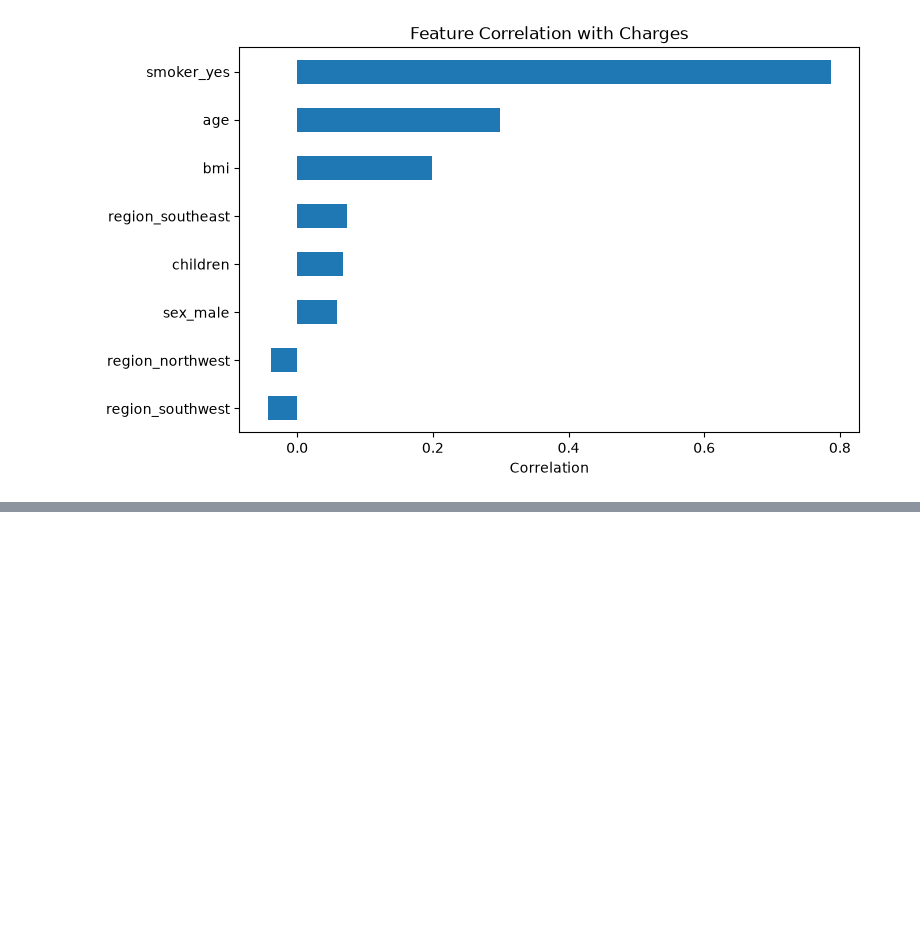
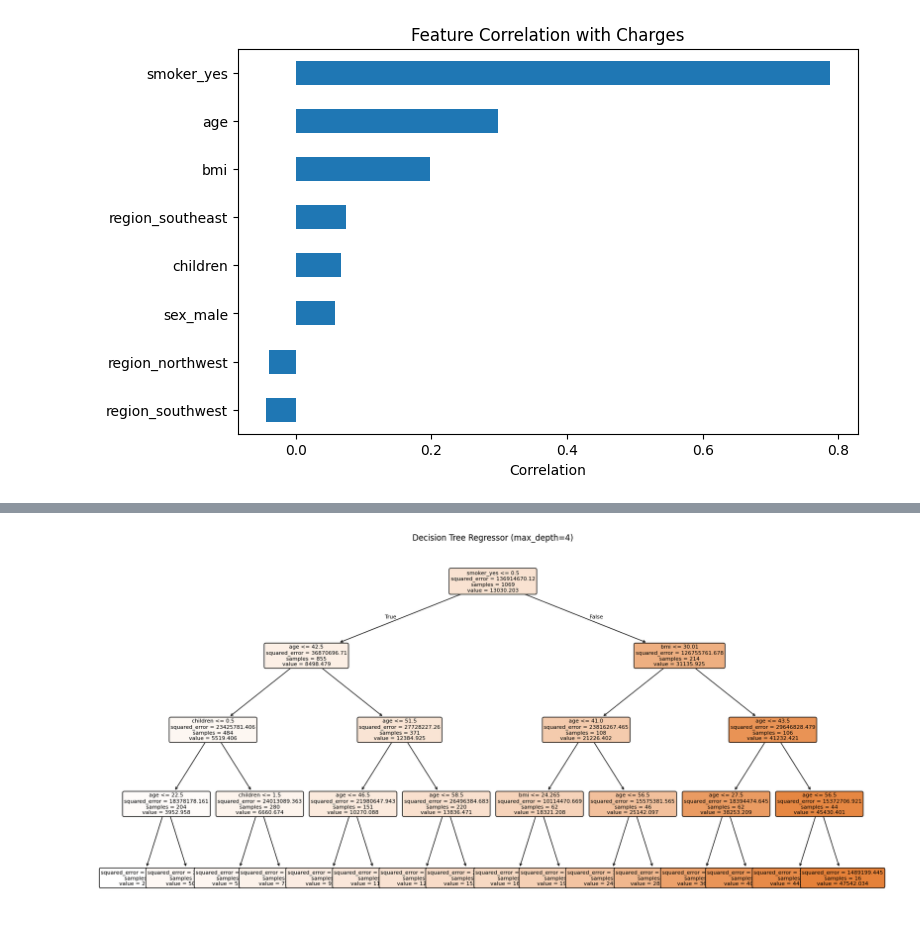
Before and after one commit to XAIZ096/EECE5644-Minin-Project-02, a Jupyter notebook: MiniProject2.ipynb, the cells around one changed output, grey strips where cells are left out. Cells and saved outputs as stored; diff of their text form; code cells hidden in the pictures; blank space fills up the shorter version.

```diff
--- a/MiniProject2.ipynb
+++ b/MiniProject2.ipynb
@@ -151,0 +388,19 @@ plt.show()
+# %%
+from sklearn.tree import DecisionTreeRegressor, plot_tree
+
+depths = [2, 3, 4, 5, None]
+tree_results_summary = {}
+
+for d in depths:
+    tree = DecisionTreeRegressor(max_depth=d, random_state=42)
+    tree.fit(X_train, y_train)
+    y_pred = tree.predict(X_test)
+
+    mae = mean_absolute_error(y_test, y_pred)
+    mse = mean_squared_error(y_test, y_pred)
+    rmse = np.sqrt(mse)
+    r2 = r2_score(y_test, y_pred)
+
+    tree_results_summary[str(d)] = {"MAE": mae, "MSE": mse, "RMSE": rmse, "R2": r2}
+
+tree_results_summary
@@ -151,0 +428,20 @@ plt.show()
+# %%
+best_depth = 4
+
+tree_final = DecisionTreeRegressor(max_depth=best_depth, random_state=42)
+tree_final.fit(X_train, y_train)
+y_pred_tree = tree_final.predict(X_test)
+
+mae = mean_absolute_error(y_test, y_pred_tree)
+mse = mean_squared_error(y_test, y_pred_tree)
+rmse = np.sqrt(mse)
+r2 = r2_score(y_test, y_pred_tree)
+
+results["Decision Tree Regression"] = {"MAE": mae, "MSE": mse, "RMSE": rmse, "R2": r2}
+
+plt.figure(figsize=(20, 10))
+plot_tree(tree_final, feature_names=X_train.columns, filled=True, rounded=True, fontsize=8)
+plt.title("Decision Tree Regressor (max_depth=4)")
+plt.show()
+# %% [output]
+[figure, added]
```
Also changed, not shown: parts of 21 cells of this notebook, 1 other file.
